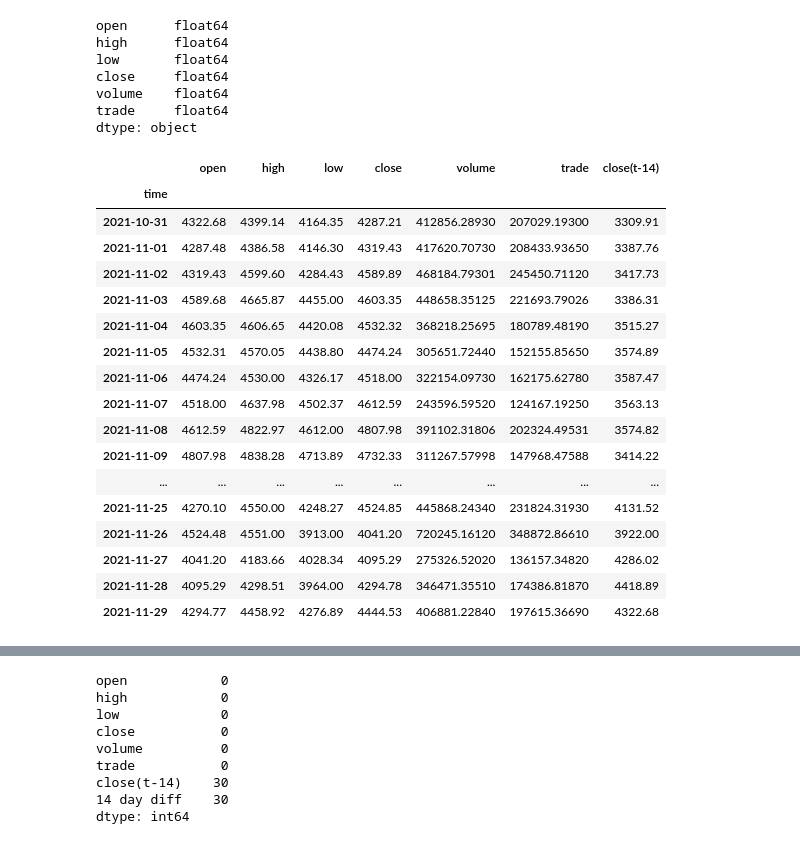
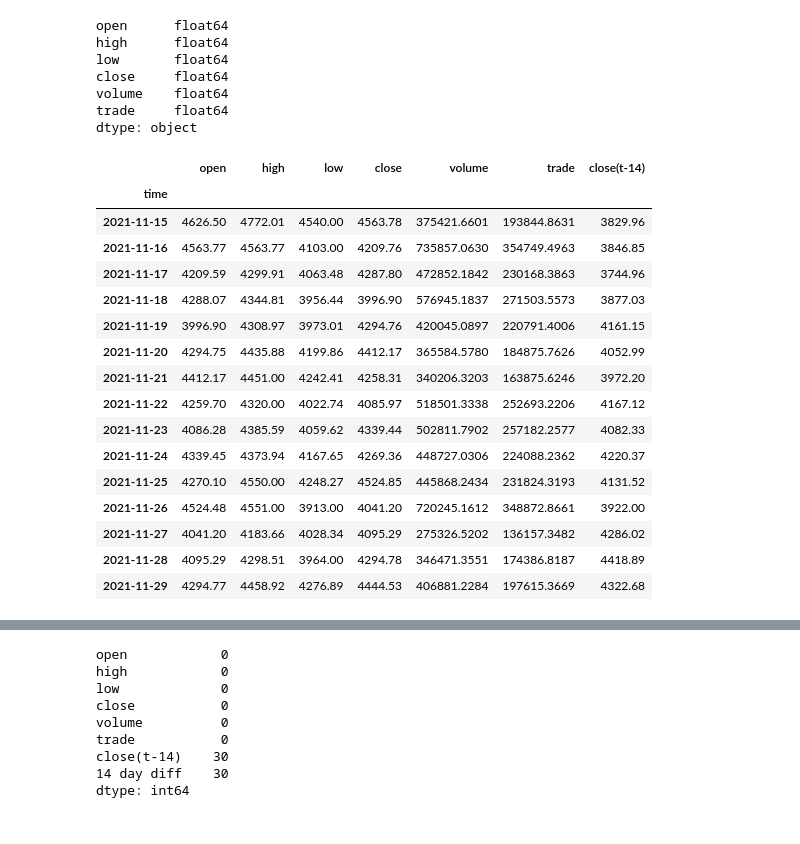
Before and after one commit to TomHOldershaw/Project4, a Jupyter notebook: 03 - Predicting the future price of ethereum - Adding Features which are shifted.ipynb, the cells around one changed output, grey strips where cells are left out. Drawn from its saved outputs; the diff is of its cells as text; code cells hidden in the pictures.

```diff
--- a/03 - Predicting the future price of ethereum - Adding Features which are shifted.ipynb
+++ b/03 - Predicting the future price of ethereum - Adding Features which are shifted.ipynb
@@ -13,6 +13,6 @@ engine = create_engine(f"postgresql://{DB_USER}:{DB_PASS}@{DB_ENDPOINT}")
 conn = engine.connect()
 # %%
 # Query All Records in the the Database
-data = pd.read_sql("SELECT * FROM historical", conn)
+data = pd.read_sql("SELECT * FROM historical", conn, index_col="index")
 data.head()
 # %% [output]
@@ -25,3 +25,0 @@ data.head()
-# %%
-data = data.drop(labels=["index"], axis=1)
-data
@@ -120,27 +91,26 @@ dtype: object
 # %%
 # set the close price 14 day prior as another feature
 projection = 30
 ethereum_df["close(t-14)"] = ethereum_df["close"].shift(projection).astype(float)
-ethereum_df.tail(30)
+ethereum_df.tail(15)
 # %% [output]
 |  | open | high | low | close | volume | trade | close(t-14) |
 | time |  |  |  |  |  |  |  |
-| 2021-10-31 | 4322.68 | 4399.14 | 4164.35 | 4287.21 | 412856.28930 | 207029.19300 | 3309.91 |
-| 2021-11-01 | 4287.48 | 4386.58 | 4146.30 | 4319.43 | 417620.70730 | 208433.93650 | 3387.76 |
-| 2021-11-02 | 4319.43 | 4599.60 | 4284.43 | 4589.89 | 468184.79301 | 245450.71120 | 3417.73 |
-| 2021-11-03 | 4589.68 | 4665.87 | 4455.00 | 4603.35 | 448658.35125 | 221693.79026 | 3386.31 |
-| 2021-11-04 | 4603.35 | 4606.65 | 4420.08 | 4532.32 | 368218.25695 | 180789.48190 | 3515.27 |
-| 2021-11-05 | 4532.31 | 4570.05 | 4438.80 | 4474.24 | 305651.72440 | 152155.85650 | 3574.89 |
-| 2021-11-06 | 4474.24 | 4530.00 | 4326.17 | 4518.00 | 322154.09730 | 162175.62780 | 3587.47 |
-| 2021-11-07 | 4518.00 | 4637.98 | 4502.37 | 4612.59 | 243596.59520 | 124167.19250 | 3563.13 |
-| 2021-11-08 | 4612.59 | 4822.97 | 4612.00 | 4807.98 | 391102.31806 | 202324.49531 | 3574.82 |
-| 2021-11-09 | 4807.98 | 4838.28 | 4713.89 | 4732.33 | 311267.57998 | 147968.47588 | 3414.22 |
-| ... | ... | ... | ... | ... | ... | ... | ... |
-| 2021-11-25 | 4270.10 | 4550.00 | 4248.27 | 4524.85 | 445868.24340 | 231824.31930 | 4131.52 |
-| 2021-11-26 | 4524.48 | 4551.00 | 3913.00 | 4041.20 | 720245.16120 | 348872.86610 | 3922.00 |
-| 2021-11-27 | 4041.20 | 4183.66 | 4028.34 | 4095.29 | 275326.52020 | 136157.34820 | 4286.02 |
-| 2021-11-28 | 4095.29 | 4298.51 | 3964.00 | 4294.78 | 346471.35510 | 174386.81870 | 4418.89 |
-| 2021-11-29 | 4294.77 | 4458.92 | 4276.89 | 4444.53 | 406881.22840 | 197615.36690 | 4322.68 |
+| 2021-11-15 | 4626.50 | 4772.01 | 4540.00 | 4563.78 | 375421.6601 | 193844.8631 | 3829.96 |
+| 2021-11-16 | 4563.77 | 4563.77 | 4103.00 | 4209.76 | 735857.0630 | 354749.4963 | 3846.85 |
+| 2021-11-17 | 4209.59 | 4299.91 | 4063.48 | 4287.80 | 472852.1842 | 230168.3863 | 3744.96 |
+| 2021-11-18 | 4288.07 | 4344.81 | 3956.44 | 3996.90 | 576945.1837 | 271503.5573 | 3877.03 |
+| 2021-11-19 | 3996.90 | 4308.97 | 3973.01 | 4294.76 | 420045.0897 | 220791.4006 | 4161.15 |
+| 2021-11-20 | 4294.75 | 4435.88 | 4199.86 | 4412.17 | 365584.5780 | 184875.7626 | 4052.99 |
+| 2021-11-21 | 4412.17 | 4451.00 | 4242.41 | 4258.31 | 340206.3203 | 163875.6246 | 3972.20 |
+| 2021-11-22 | 4259.70 | 4320.00 | 4022.74 | 4085.97 | 518501.3338 | 252693.2206 | 4167.12 |
+| 2021-11-23 | 4086.28 | 4385.59 | 4059.62 | 4339.44 | 502811.7902 | 257182.2577 | 4082.33 |
+| 2021-11-24 | 4339.45 | 4373.94 | 4167.65 | 4269.36 | 448727.0306 | 224088.2362 | 4220.37 |
+| 2021-11-25 | 4270.10 | 4550.00 | 4248.27 | 4524.85 | 445868.2434 | 231824.3193 | 4131.52 |
+| 2021-11-26 | 4524.48 | 4551.00 | 3913.00 | 4041.20 | 720245.1612 | 348872.8661 | 3922.00 |
+| 2021-11-27 | 4041.20 | 4183.66 | 4028.34 | 4095.29 | 275326.5202 | 136157.3482 | 4286.02 |
+| 2021-11-28 | 4095.29 | 4298.51 | 3964.00 | 4294.78 | 346471.3551 | 174386.8187 | 4418.89 |
+| 2021-11-29 | 4294.77 | 4458.92 | 4276.89 | 4444.53 | 406881.2284 | 197615.3669 | 4322.68 |
 # %%
 # insert column with the difference between 14 days ago and today
 ethereum_df["14 day diff"] = ethereum_df["close"] - ethereum_df["close(t-14)"]
```
Also changed, not shown: parts of 10 cells of this notebook.
